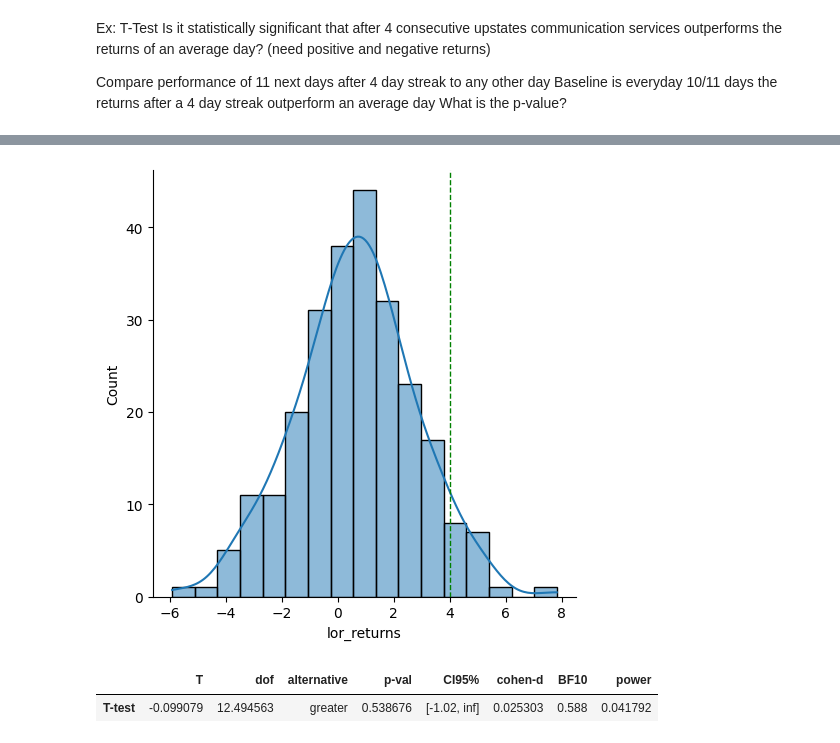
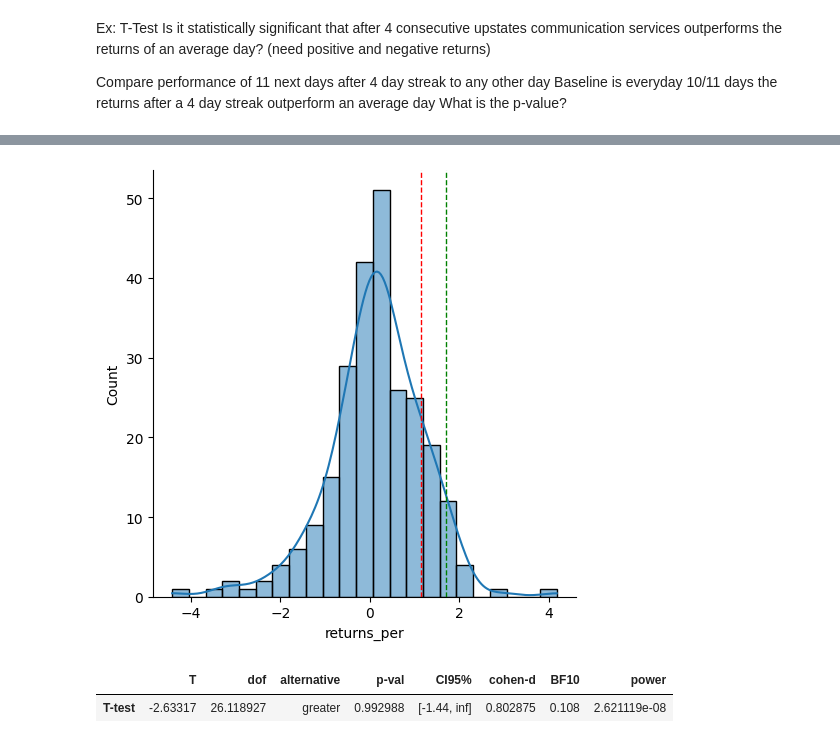
Before and after one commit to rboutin29/market-analysis, a Jupyter notebook: Sector ETF Price Action/Time Series Analysis.ipynb, the cells around one changed output, grey strips where cells are left out. Drawn from its saved outputs; the diff is of its cells as text; code cells hidden in the pictures.

Commit message:
skeleton of state analysis steps

```diff
--- a/Sector ETF Price Action/Time Series Analysis.ipynb
+++ b/Sector ETF Price Action/Time Series Analysis.ipynb
@@ -30,6 +30,7 @@ import pingouin as pg
 # %%
 # globals
 TIME_PERIOD = "1y" # yahoo finance format
+LOR = 3
 DATASETS = [
     'VOX Communication Services',
     'VCR Consumer Discretionary',
@@ -181,45 +189,45 @@ vox_tp
 sector_etf_idx_state = [] # list of dataframes
 
 vox_tp_idx = vox_tp.reset_index()
-vox_tp_idx_state = calculate_state(vox_tp_idx, compare_col="Close", lor=5)
+vox_tp_idx_state = calculate_state(vox_tp_idx, compare_col="Close", lor=LOR)
 sector_etf_idx_state.append(vox_tp_idx_state)
 
 vcr_tp_idx = vcr_tp.reset_index()
-vcr_tp_idx_state = calculate_state(vcr_tp_idx, compare_col="Close", lor=5)
+vcr_tp_idx_state = calculate_state(vcr_tp_idx, compare_col="Close", lor=LOR)
 sector_etf_idx_state.append(vcr_tp_idx_state)
 
 vdc_tp_idx = vdc_tp.reset_index()
-vdc_tp_idx_state = calculate_state(vdc_tp_idx, compare_col="Close", lor=5)
+vdc_tp_idx_state = calculate_state(vdc_tp_idx, compare_col="Close", lor=LOR)
 sector_etf_idx_state.append(vdc_tp_idx_state)
 
 vde_tp_idx = vde_tp.reset_index()
-vde_tp_idx_state = calculate_state(vde_tp_idx, compare_col="Close", lor=5)
+vde_tp_idx_state = calculate_state(vde_tp_idx, compare_col="Close", lor=LOR)
 sector_etf_idx_state.append(vde_tp_idx_state)
 
 vfh_tp_idx = vfh_tp.reset_index()
-vfh_tp_idx_state = calculate_state(vfh_tp_idx, compare_col="Close", lor=5)
+vfh_tp_idx_state = calculate_state(vfh_tp_idx, compare_col="Close", lor=LOR)
 sector_etf_idx_state.append(vfh_tp_idx_state)
 
 vht_tp_idx = vht_tp.reset_index()
-vht_tp_idx_state = calculate_state(vht_tp_idx, compare_col="Close", lor=5)
+vht_tp_idx_state = calculate_state(vht_tp_idx, compare_col="Close", lor=LOR)
 sector_etf_idx_state.append(vht_tp_idx_state)
 
 vis_tp_idx = vis_tp.reset_index()
-vis_tp_idx_state = calculate_state(vis_tp_idx, compare_col="Close", lor=5)
+vis_tp_idx_state = calculate_state(vis_tp_idx, compare_col="Close", lor=LOR)
 sector_etf_idx_state.append(vis_tp_idx_state)
 
 vgt_tp_idx = vgt_tp.reset_index()
-vgt_tp_idx_state = calculate_state(vgt_tp_idx, compare_col="Close", lor=5)
+vgt_tp_idx_state = calculate_state(vgt_tp_idx, compare_col="Close", lor=LOR)
 sector_etf_idx_state.append(vgt_tp_idx_state)
 
 vaw_tp_idx = vaw_tp.reset_index()
-vaw_tp_idx_state = calculate_state(vaw_tp_idx, compare_col="Close", lor=5)
+vaw_tp_idx_state = calculate_state(vaw_tp_idx, compare_col="Close", lor=LOR)
 sector_etf_idx_state.append(vaw_tp_idx_state)
 
 vnq_tp_idx = vnq_tp.reset_index()
-vnq_tp_idx_state = calculate_state(vnq_tp_idx, compare_col="Close", lor=5)
+vnq_tp_idx_state = calculate_state(vnq_tp_idx, compare_col="Close", lor=LOR)
 sector_etf_idx_state.append(vnq_tp_idx_state)
 
 vpu_tp_idx = vpu_tp.reset_index()
-vpu_tp_idx_state = calculate_state(vpu_tp_idx, compare_col="Close", lor=5)
+vpu_tp_idx_state = calculate_state(vpu_tp_idx, compare_col="Close", lor=LOR)
 sector_etf_idx_state.append(vpu_tp_idx_state)
@@ -305,0 +279,11 @@ vox_x
+# %%
+state = "downstate"
+value = 2 # 95th percentile
+# state = "flowstate"
+# value = -1 # 95th percentile
+
+b = vox_tp_idx_state['returns_per'].iloc[1:len(vox_tp_idx_state)] # daily returns for everyday, regardless of state (benchmark)
+lordf = vox_tp_idx_state[1:len(vox_tp_idx_state)-LOR]
+tdf = lordf.drop(lordf[lordf[state] != value].index) # drop all rows that are not the target state
+tper = tdf['lor_returns_per'] # target
+ttot = tdf['lor_returns']
@@ -306,20 +328,21 @@ vox_x
 # %%
 # distribution of returns for any normal day -> want returns to be past the 0.95 line we plot
 
-threshold = np.quantile(vox_tp_idx_state['lor_returns'].iloc[1:], .95)
-sns.displot(vox_tp_idx_state['lor_returns'].iloc[1:], kde=True)
-plt.axvline(x= threshold, linewidth=1, color='green', ls='--')
-
+threshold = np.quantile(vox_tp_idx_state['returns_per'].iloc[1:], .95)
+sns.displot(vox_tp_idx_state['returns_per'].iloc[1:], kde=True)
+plt.axvline(x=threshold, linewidth=1, color='green', ls='--')
+plt.axvline(x=tper.mean(), linewidth=1, color='red', ls='--')
 plt.show()
 # %% [output]
-[figure, old version]
+[figure, new version]
 # %%
-x = vox_tp_idx_state['lor_returns'].iloc[1:]
-target = vox_tp_idx_state.drop(vox_tp_idx_state[vox_tp_idx_state['upstate'] != 4].index)
-t = target['lor_returns'].iloc[1:] # target
+# y = tsla_price_data.loc[tsla_price_data['Streak'] == label, 'Next Chg_Pct']
 
-# y = tsla_price_data.loc[tsla_price_data['Streak'] == label, 'Next Chg_Pct']
-results = pg.ttest(x, t, alternative = 'greater')
+# need to drop target state rows for independent t-test
+bdf = vox_tp_idx_state.drop(vox_tp_idx_state[vox_tp_idx_state[state] == value].index) # drop all rows that ARE the target state
+b = bdf['returns_per'].iloc[1:] # returns for everyday excluding target state
+
+results = pg.ttest(b, tper, alternative = 'greater')
 results
 
 # for label in labels:
@@ -328,7 +351,7 @@ results
 #     p_val_dict[label] = results.loc[results.index[0], 'p-val']
 # %% [output]
 |  | T | dof | alternative | p-val | CI95% | cohen-d | BF10 | power |
-| T-test | -0.099079 | 12.494563 | greater | 0.538676 | [-1.02, inf] | 0.025303 | 0.588 | 0.041792 |
+| T-test | -2.63317 | 26.118927 | greater | 0.992988 | [-1.44, inf] | 0.802875 | 0.108 | 2.621119e-08 |
 # %%
 # plot upstates
 for i in range(len(DATASETS)):
```
Also changed, not shown: parts of 15 cells of this notebook.
